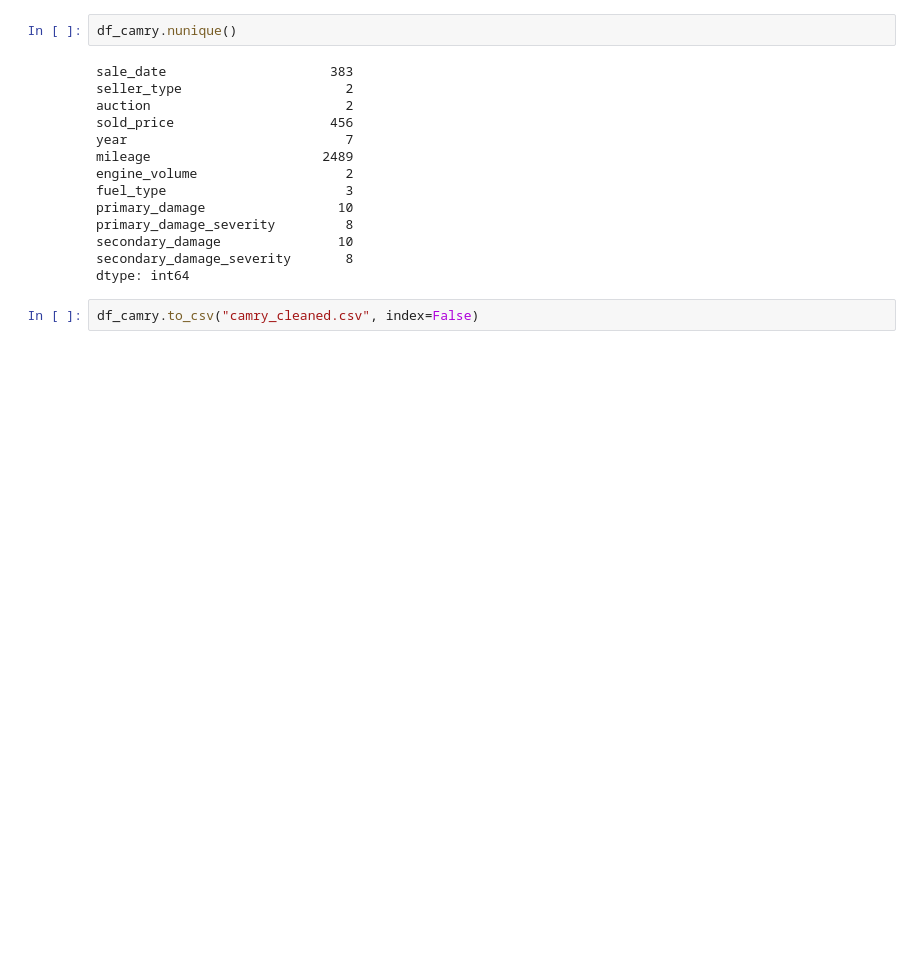
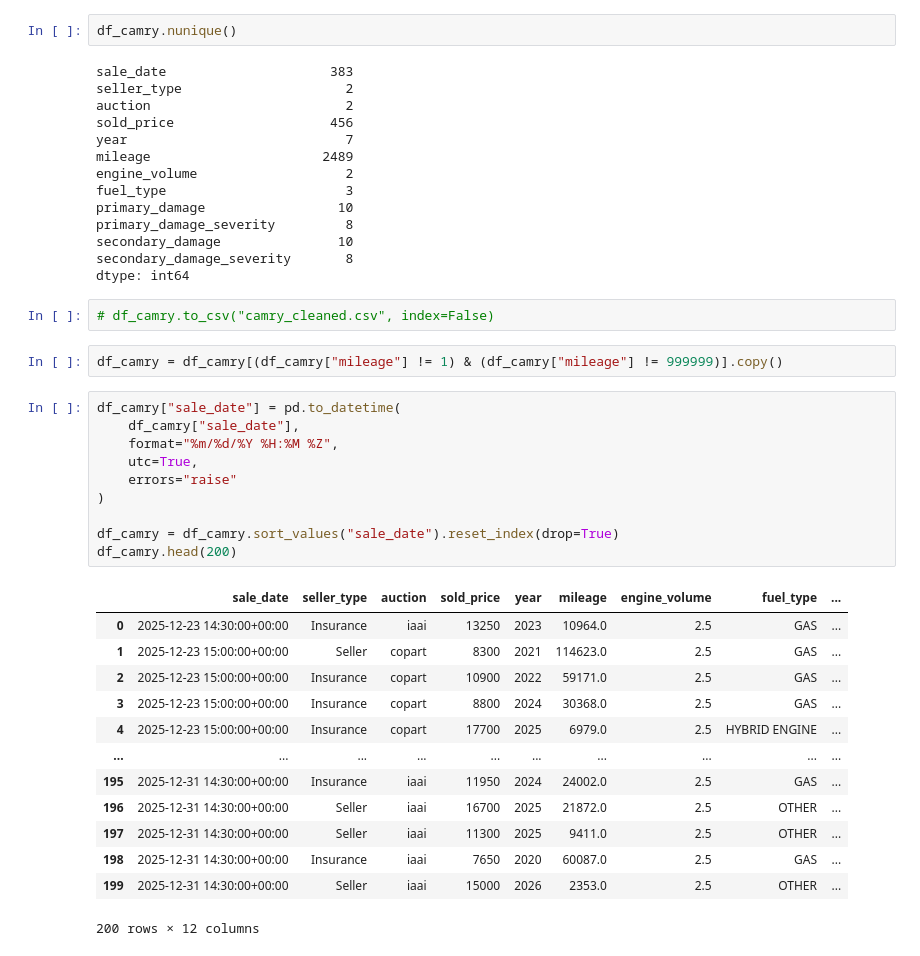
Before and after one commit to harutbdo/toyota-camry-price-prediciton, a Jupyter notebook: main.ipynb, the cells around one changed output. Saved outputs shown, nothing was run; the diff lists cells and outputs as text; blank space fills up the shorter version.

```diff
--- a/main.ipynb
+++ b/main.ipynb
@@ -256,4 +267,30 @@ secondary_damage               10
 secondary_damage_severity       8
 dtype: int64
 # %%
-df_camry.to_csv("camry_cleaned.csv", index=False)
+# df_camry.to_csv("camry_cleaned.csv", index=False)
+# %%
+df_camry = df_camry[(df_camry["mileage"] != 1) & (df_camry["mileage"] != 999999)].copy()
+# %%
+df_camry["sale_date"] = pd.to_datetime(
+    df_camry["sale_date"],
+    format="%m/%d/%Y %H:%M %Z",
+    utc=True,
+    errors="raise"
+)
+
+df_camry = df_camry.sort_values("sale_date").reset_index(drop=True)
+df_camry.head(200)
+# %% [output]
+|  | sale_date | seller_type | auction | sold_price | year | mileage | engine_volume | fuel_type | ... |
+| 0 | 2025-12-23 14:30:00+00:00 | Insurance | iaai | 13250 | 2023 | 10964.0 | 2.5 | GAS | ... |
+| 1 | 2025-12-23 15:00:00+00:00 | Seller | copart | 8300 | 2021 | 114623.0 | 2.5 | GAS | ... |
+| 2 | 2025-12-23 15:00:00+00:00 | Insurance | copart | 10900 | 2022 | 59171.0 | 2.5 | GAS | ... |
+| 3 | 2025-12-23 15:00:00+00:00 | Insurance | copart | 8800 | 2024 | 30368.0 | 2.5 | GAS | ... |
+| 4 | 2025-12-23 15:00:00+00:00 | Insurance | copart | 17700 | 2025 | 6979.0 | 2.5 | HYBRID ENGINE | ... |
+| ... | ... | ... | ... | ... | ... | ... | ... | ... | ... |
+| 195 | 2025-12-31 14:30:00+00:00 | Insurance | iaai | 11950 | 2024 | 24002.0 | 2.5 | GAS | ... |
+| 196 | 2025-12-31 14:30:00+00:00 | Seller | iaai | 16700 | 2025 | 21872.0 | 2.5 | OTHER | ... |
+| 197 | 2025-12-31 14:30:00+00:00 | Seller | iaai | 11300 | 2025 | 9411.0 | 2.5 | OTHER | ... |
+| 198 | 2025-12-31 14:30:00+00:00 | Insurance | iaai | 7650 | 2020 | 60087.0 | 2.5 | GAS | ... |
+| 199 | 2025-12-31 14:30:00+00:00 | Seller | iaai | 15000 | 2026 | 2353.0 | 2.5 | OTHER | ... |
+200 rows × 12 columns
```
Also changed, not shown: parts of 11 cells of this notebook, 1 other file.
